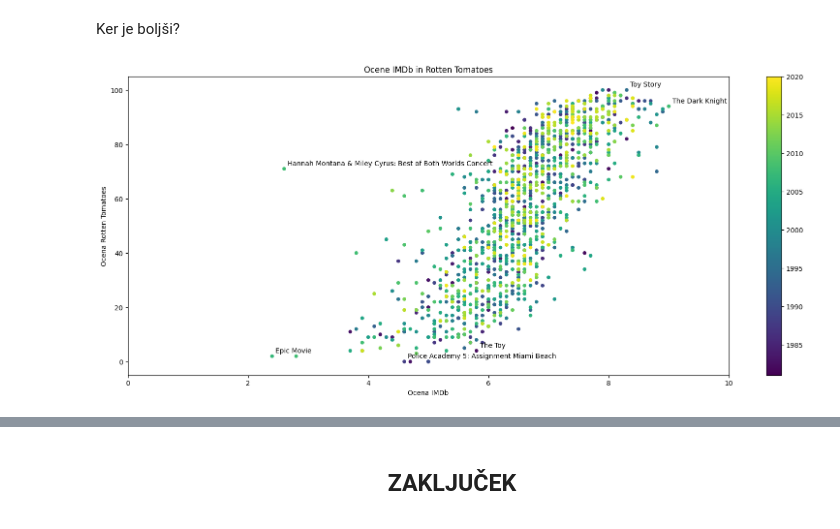
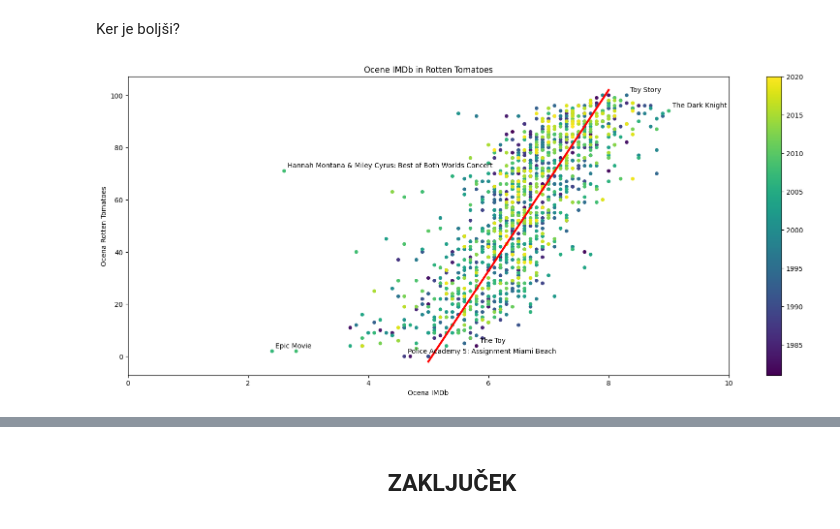
Before and after one commit to sebastjankusar/projekt_uvp, a Jupyter notebook: analiza.ipynb, the cells around one changed output, grey strips where cells are left out. Saved outputs shown, nothing was run; the diff lists cells and outputs as text; code cells hidden in the pictures.

```diff
--- a/analiza.ipynb
+++ b/analiza.ipynb
@@ -213,20 +213,22 @@ Ker je boljši?
 # %%
 graf = filmi.dropna()[["ocena_imdb", "ocena_rotten_tomatoes"]].plot.scatter(x="ocena_imdb", y="ocena_rotten_tomatoes",
                                                                      c=filmi.dropna()["leto"], cmap="viridis",
                                                                      figsize=(20, 8),
                                                                      title="Ocene IMDb in Rotten Tomatoes",
                                                                      xlabel="Ocena IMDb", ylabel="Ocena Rotten Tomatoes",
-                                                                     );
+                                                                     )
 
 graf.set_xlim(0, 10)
 
 for i, vrstica in filmi.dropna().iterrows():
     if analiza_funkcije.je_poseben(vrstica):
         oznaka = graf.annotate(
             str(vrstica.get("naslov", "")),
             (vrstica["ocena_imdb"], vrstica["ocena_rotten_tomatoes"]),
             textcoords="offset points", xytext=(5,5), ha='left'
         )
+
+plt.plot([5, 8], [-2, 102], color='red', lw=3);
 # %% [output]
-[figure, old version]
+[figure, new version]
 # %% [markdown]
```
Also changed, not shown: parts of 3 cells of this notebook.
